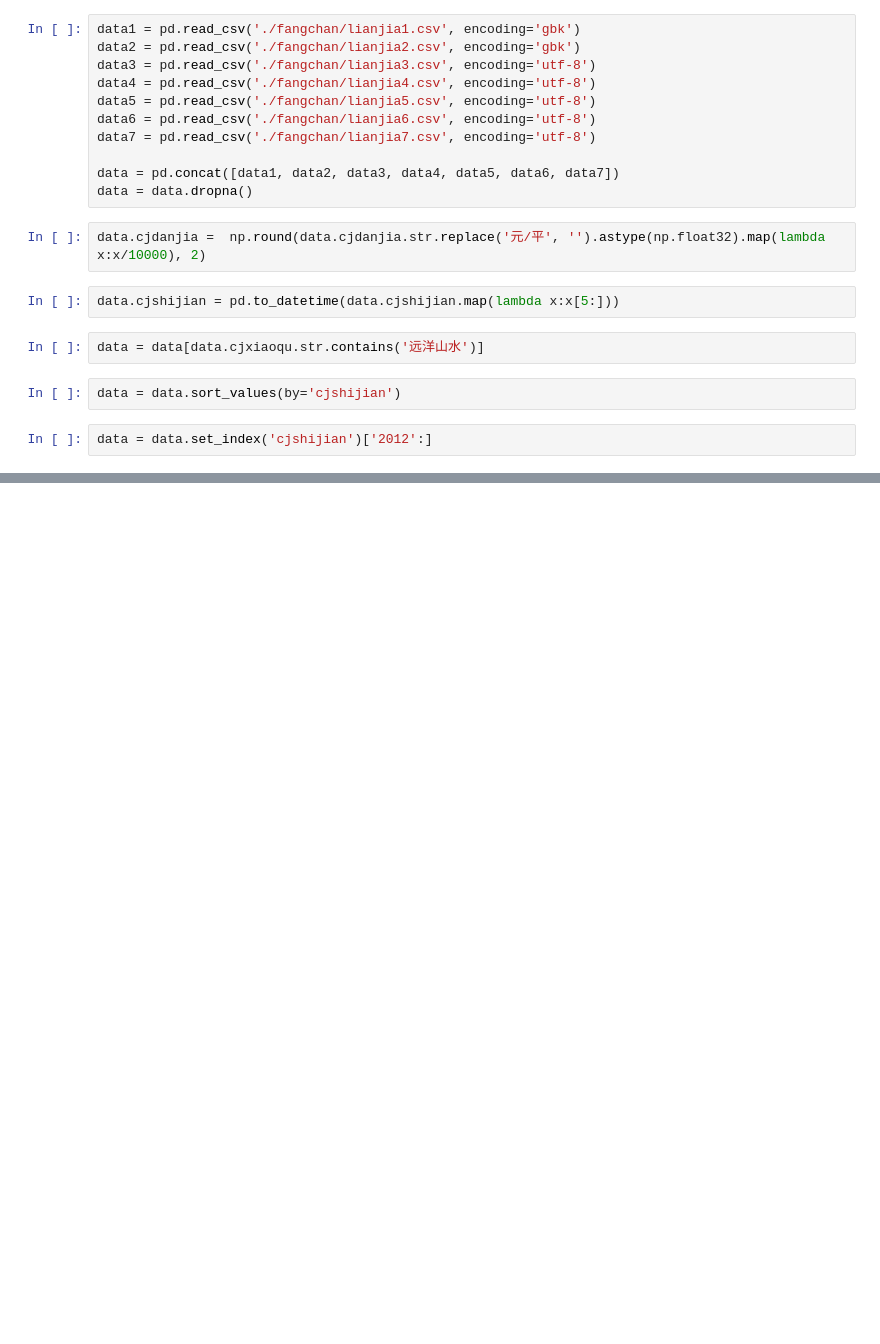
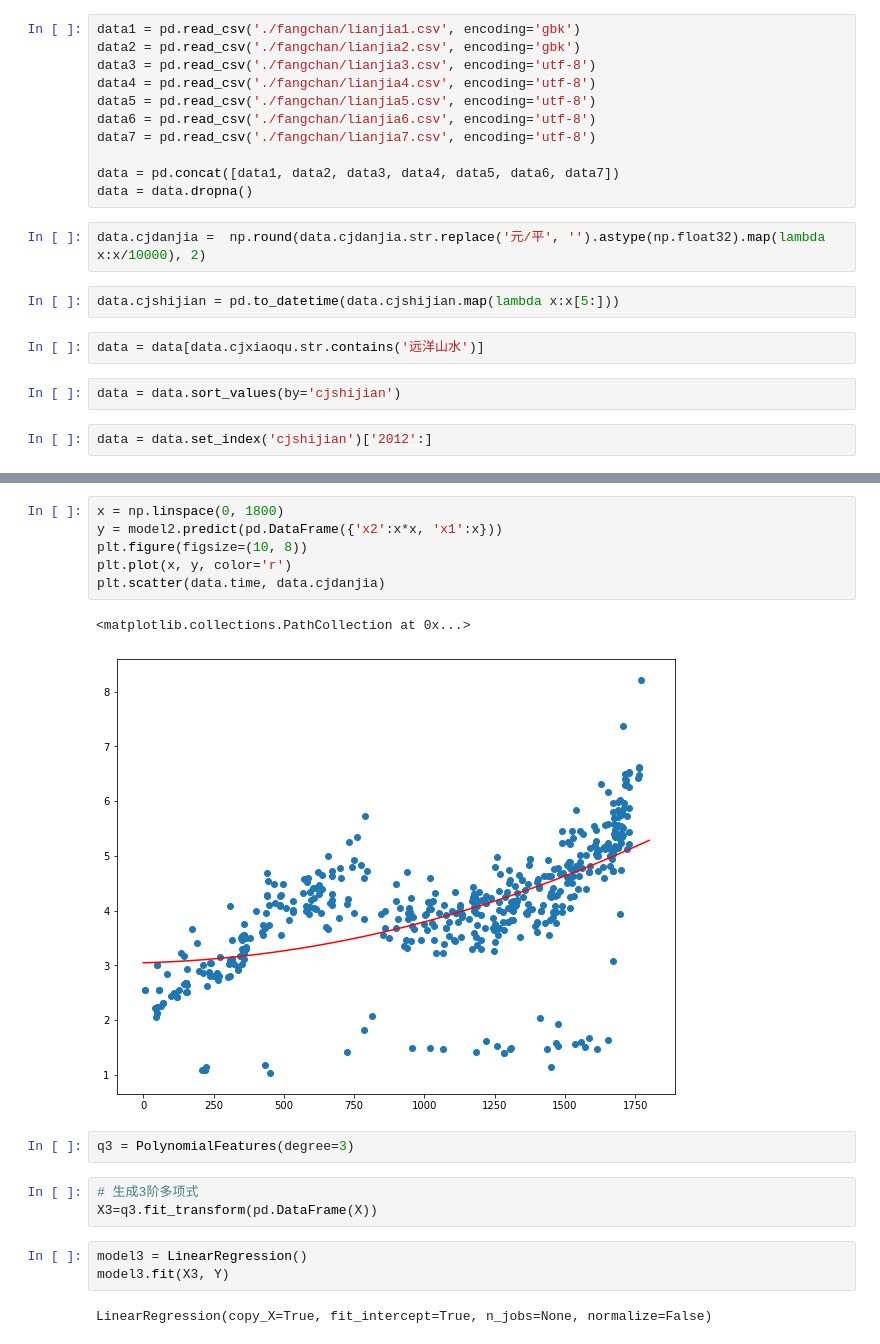
Before and after one commit to Rephilo/dataAnalysisCourse, a Jupyter notebook: course/ch.10/less52.ipynb, the cells around one changed output, grey strips where cells are left out. Saved outputs shown, nothing was run; the diff lists cells and outputs as text; blank space fills up the shorter version.

```diff
--- a/course/ch.10/less52.ipynb
+++ b/course/ch.10/less52.ipynb
@@ -35,0 +62,19 @@ To register the converters:
+# %%
+x = np.linspace(0, 1800)
+y = model2.predict(pd.DataFrame({'x2':x*x, 'x1':x}))
+plt.figure(figsize=(10, 8))
+plt.plot(x, y, color='r')
+plt.scatter(data.time, data.cjdanjia)
+# %% [output]
+<matplotlib.collections.PathCollection at 0x...>
+[figure, added]
+# %%
+q3 = PolynomialFeatures(degree=3)
+# %%
+# 生成3阶多项式
+X3=q3.fit_transform(pd.DataFrame(X))
+# %%
+model3 = LinearRegression()
+model3.fit(X3, Y)
+# %% [output]
+LinearRegression(copy_X=True, fit_intercept=True, n_jobs=None, normalize=False)
```
Also changed, not shown: parts of 15 cells of this notebook.
